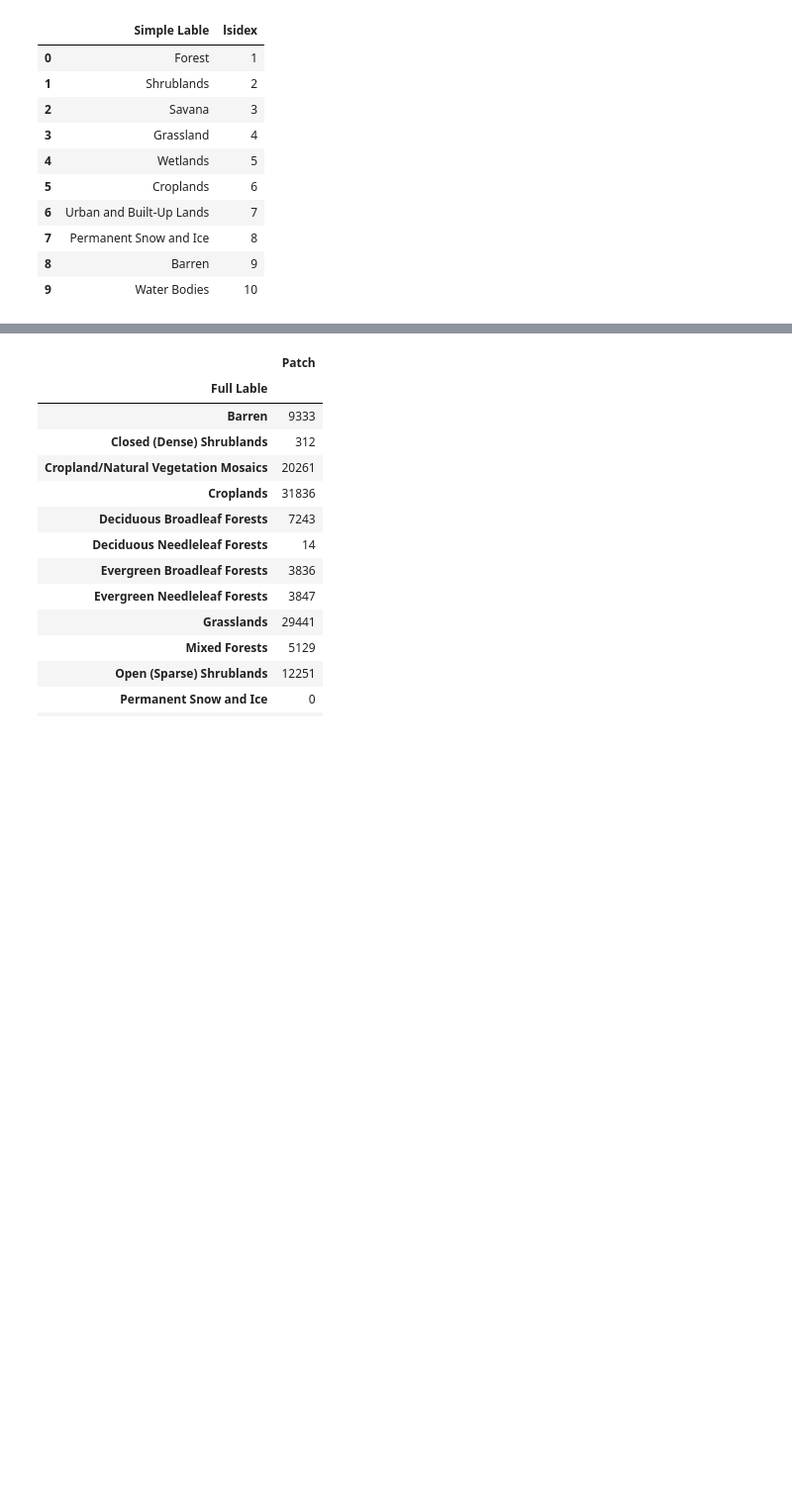
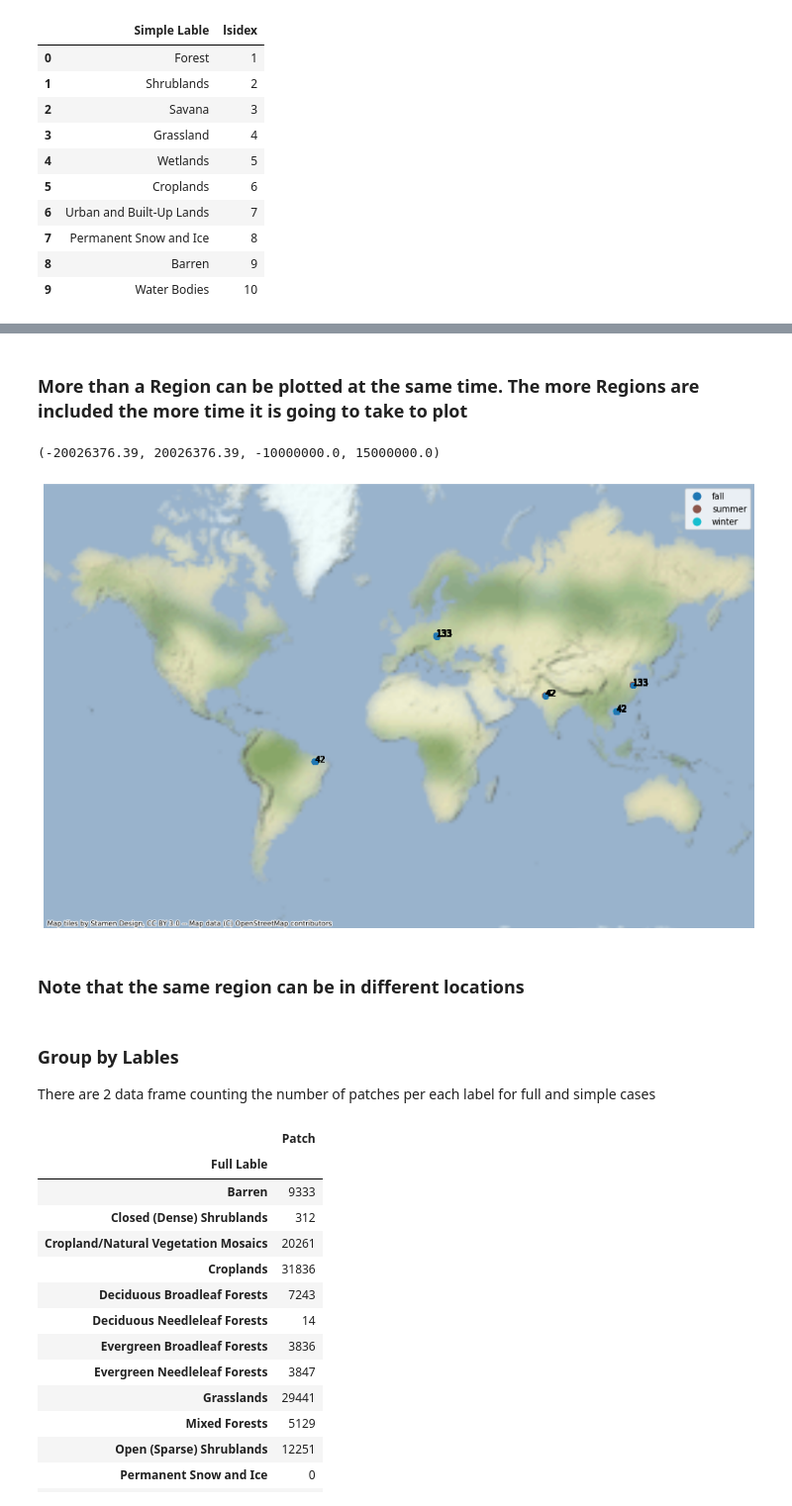
Before and after one commit to Berkeley-Data/hpt, a Jupyter notebook: notebooks/1.0-eo-sen12ms-eda.ipynb, the cells around one changed output, grey strips where cells are left out. Shown at 99% size. Cells and saved outputs as stored; diff of their text form; code cells hidden in the pictures; blank space fills up the shorter version.

```diff
--- a/notebooks/1.0-eo-sen12ms-eda.ipynb
+++ b/notebooks/1.0-eo-sen12ms-eda.ipynb
@@ -150,5 +181,6 @@ dfinal = dfinal.merge(cs_df, on="lsidex", how = 'outer').copy()
 # %%
-tiles = pd.DataFrame(glob.glob(os.path.join(root,'*','*','*.tif')), columns=["path"])
+tiles = pd.DataFrame(glob.glob(os.path.join(data_root,'*','*','*.tif')), columns=["path"])
 split = tiles["path"].apply(lambda path: os.path.basename(path).split('_'))
 split = pd.DataFrame.from_records(split, columns=["seed","season","sensor","region","tile"])
 tiles = tiles.join(split)
+tiles.head()
@@ -179,3 +249,50 @@ dfinal.head()
+# %%
+def get_cor_xy(path):
+    with rasterio.open(path, 'r') as src:
+        trafo = src.transform
+        crs = src.crs
+    x = trafo[2]
+    y = trafo[5]
+
+    inProj = Proj(init=crs)
+    outProj = Proj(init='epsg:4326')
+    x,y = transform(inProj,outProj,x,y)
+
+    return x,y
+# %% [markdown]
+### More than a Region can be plotted at the same time. The more Regions are included the more time it is going to take to plot
+# %%
+region_pick = ['42','133'] # List of Regions to plot
+
+maxplot = 100
+region = tiles[tiles.region.isin(region_pick)]
+region = region[region.sensor == 's1']
+region_sample = region.sample(n=maxplot, random_state=1)
+region_sample.reset_index(inplace = True)
+xy = pd.DataFrame.from_records(region_sample["path"].apply(get_cor_xy), columns=["x","y"])
+regionsxy = region_sample.reset_index().join(xy)
+gdf = gpd.GeoDataFrame(regionsxy, geometry=gpd.points_from_xy(regionsxy.x, regionsxy.y),crs=4326).to_crs(epsg=3857)
+# %%
+fig,ax=plt.subplots(figsize=(15,16))
+gdf.plot(ax=ax,column="season",legend=True)
+ax.scatter(gdf.geometry.x,gdf.geometry.y)
+ctx.add_basemap(ax, url=ctx.providers.Stamen.TerrainBackground,zoom=0)
+
+for x,y,regionsxy in zip(gdf.geometry.x,gdf.geometry.y,gdf.region):
+    ax.annotate(regionsxy,(x,y))
+
+ax.set_xlim(-20026376.39,20026376.39)
+ax.set_ylim(-1e7, 1.5e7)
+ax.axis('off')
+# %% [output]
+(-20026376.39, 20026376.39, -10000000.0, 15000000.0)
+[figure, added]
+# %% [markdown]
+### Note that the same region can be in different locations
+# %% [markdown]
+### Group by Lables
+
+There are 2 data frame counting the number of patches per each label for full and simple cases
 # %%
 df_flabel = dfinal[['Full Lable','Patch']].groupby('Full Lable').count()
 df_slabel = dfinal[['Simple Lable','Patch']].groupby('Simple Lable').count()
```
Also changed, not shown: parts of 107 cells of this notebook.
